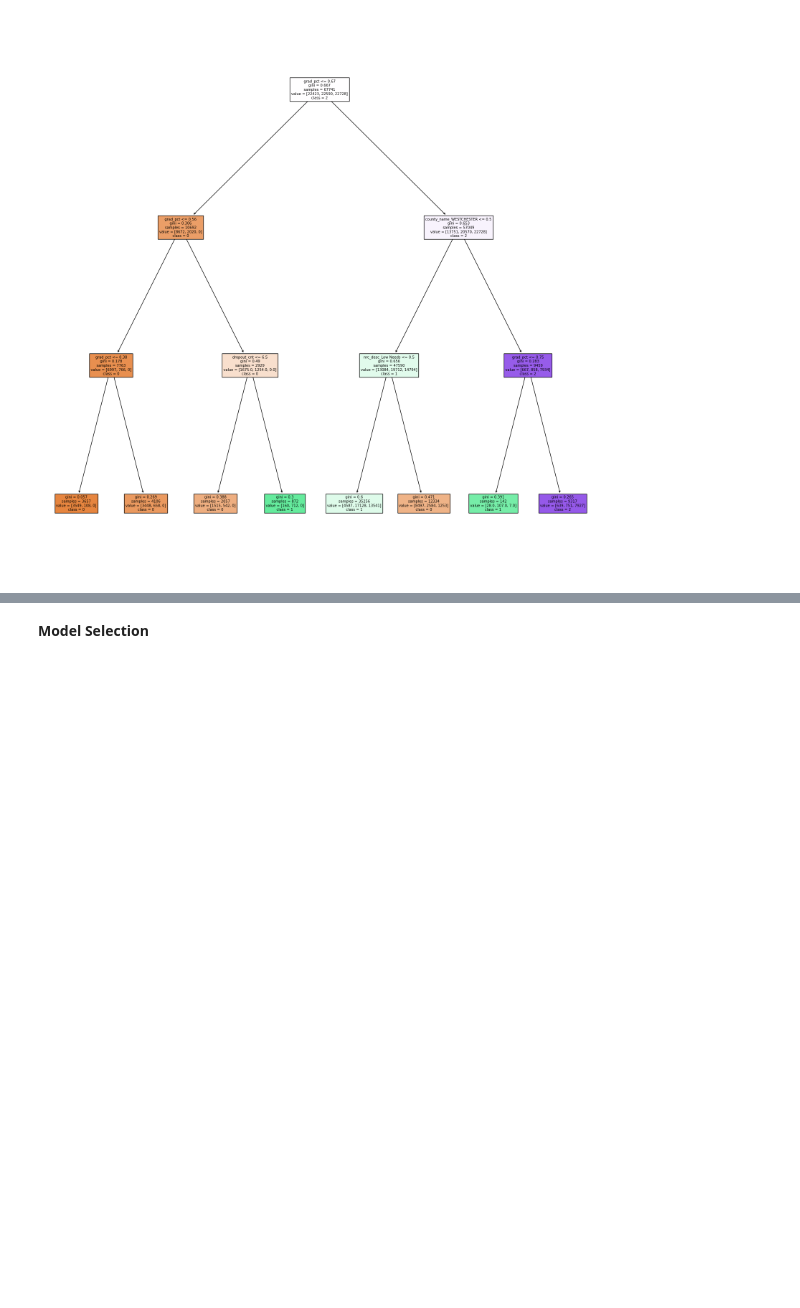
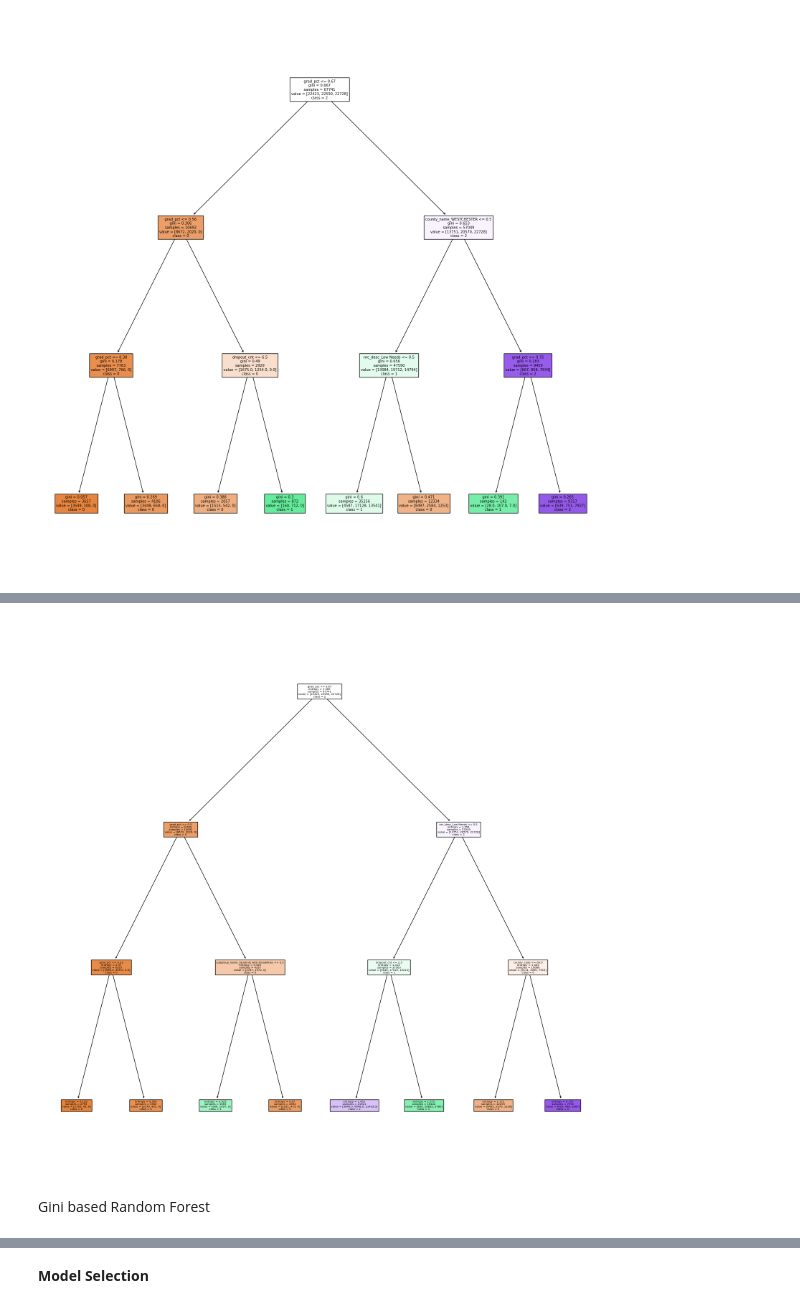
Before and after one commit to benbesthof/HighSchoolDropouts, a Jupyter notebook: B_Besthof_M11_assn.ipynb, the cells around one changed output, grey strips where cells are left out. Cells and saved outputs as stored; diff of their text form; code cells hidden in the pictures; blank space fills up the shorter version.

```diff
--- a/B_Besthof_M11_assn.ipynb
+++ b/B_Besthof_M11_assn.ipynb
@@ -1138,0 +1147,10 @@ Requirement already satisfied: graphviz in /usr/local/python/3.10.13/lib/python3
+# %%
+tree2 = tree.DecisionTreeClassifier(min_samples_leaf = 3, max_depth = 3, criterion = 'entropy')
+
+tree2.fit(X_train, y_train)
+
+y_pred = tree2.predict(X_test)
+
+print('confusion matrix of tree2:', '\n', confusion_matrix(y_test, y_pred))
+print('\n')
+print(classification_report(y_test, y_pred))
@@ -1139,3 +1173,12 @@ Requirement already satisfied: graphviz in /usr/local/python/3.10.13/lib/python3
+# %%
+from sklearn.tree import DecisionTreeClassifier, plot_tree
+plt.figure(figsize=(20,20))
+plot_tree(tree2, filled=True, feature_names=X_train.columns, class_names=['0', '1', '2'])
+plt.show()
+# %% [output]
+[figure, added]
+# %% [markdown]
+Gini based Random Forest
 # %%
 tree3  = RandomForestClassifier(max_depth=10, random_state=0)
 tree3.fit(X_train,y_train)
```
Also changed, not shown: parts of 9 cells of this notebook.
